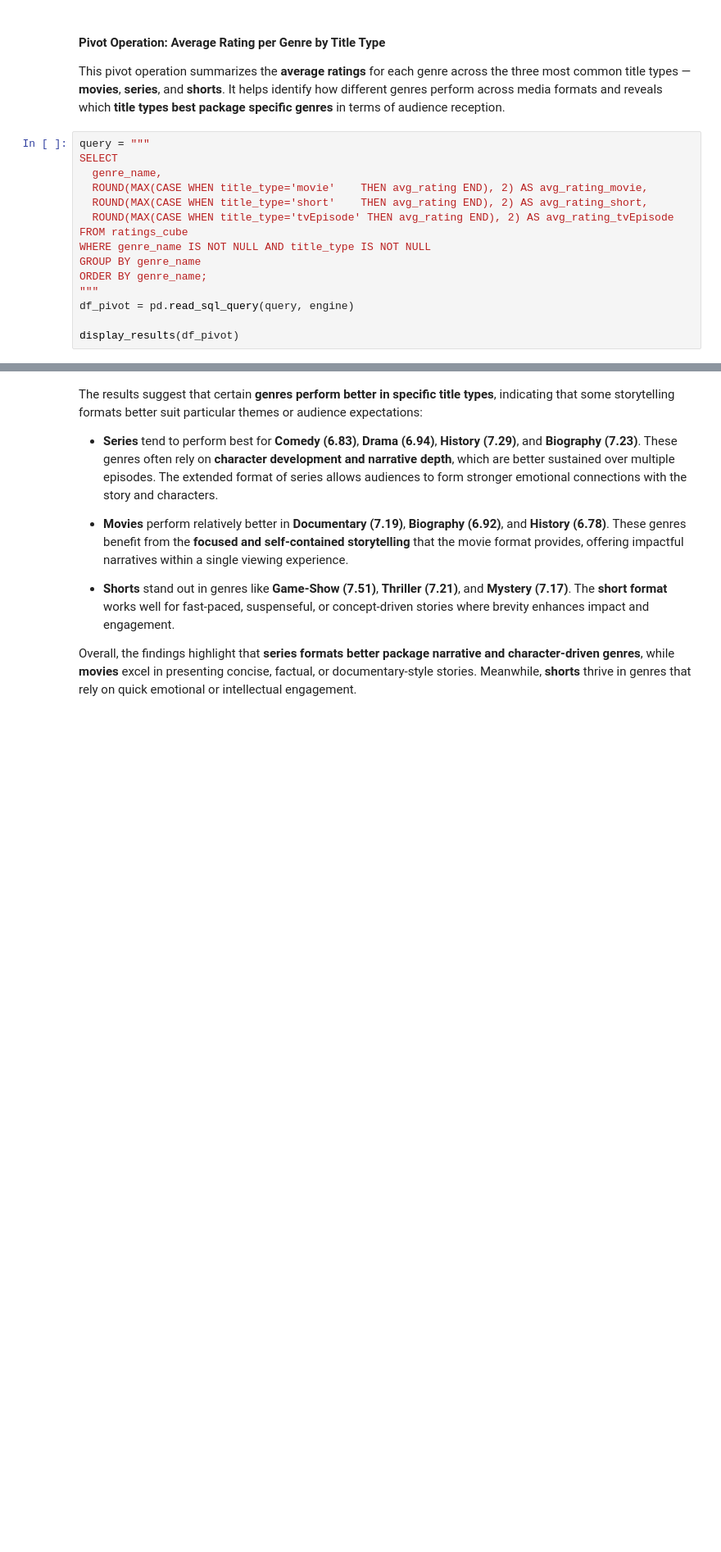
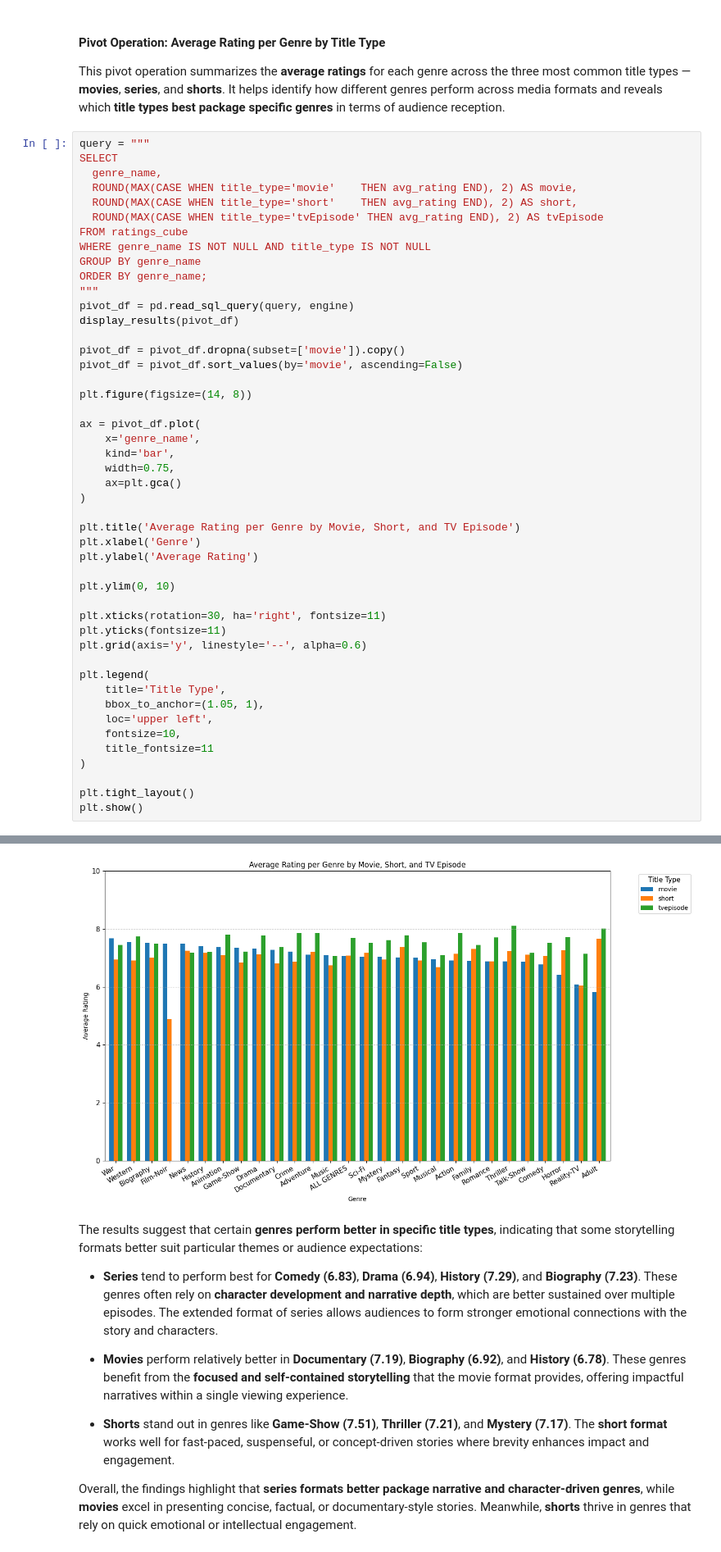
Before and after one commit to dredredre20/STADVDB-G12, a Jupyter notebook: mco_advdb.ipynb, the cells around one changed output, grey strips where cells are left out. Shown at 82% size. Cells and saved outputs as stored; diff of their text form; blank space fills up the shorter version.

```diff
--- a/mco_advdb.ipynb
+++ b/mco_advdb.ipynb
@@ -439,15 +440,47 @@ This pivot operation summarizes the **average ratings** for each genre across th
 query = """
 SELECT
   genre_name,
-  ROUND(MAX(CASE WHEN title_type='movie'    THEN avg_rating END), 2) AS avg_rating_movie,
-  ROUND(MAX(CASE WHEN title_type='short'    THEN avg_rating END), 2) AS avg_rating_short,
-  ROUND(MAX(CASE WHEN title_type='tvEpisode' THEN avg_rating END), 2) AS avg_rating_tvEpisode
+  ROUND(MAX(CASE WHEN title_type='movie'    THEN avg_rating END), 2) AS movie,
+  ROUND(MAX(CASE WHEN title_type='short'    THEN avg_rating END), 2) AS short,
+  ROUND(MAX(CASE WHEN title_type='tvEpisode' THEN avg_rating END), 2) AS tvEpisode
 FROM ratings_cube
 WHERE genre_name IS NOT NULL AND title_type IS NOT NULL
 GROUP BY genre_name
 ORDER BY genre_name;
 """
-df_pivot = pd.read_sql_query(query, engine)
+pivot_df = pd.read_sql_query(query, engine)
+display_results(pivot_df)
 
-display_results(df_pivot)
+pivot_df = pivot_df.dropna(subset=['movie']).copy()
+pivot_df = pivot_df.sort_values(by='movie', ascending=False)
+
+plt.figure(figsize=(14, 8))
+
+ax = pivot_df.plot(
+    x='genre_name',
+    kind='bar',
+    width=0.75,
+    ax=plt.gca()
+)
+
+plt.title('Average Rating per Genre by Movie, Short, and TV Episode')
+plt.xlabel('Genre')
+plt.ylabel('Average Rating')
+
+plt.ylim(0, 10)
+
+plt.xticks(rotation=30, ha='right', fontsize=11)
+plt.yticks(fontsize=11)
+plt.grid(axis='y', linestyle='--', alpha=0.6)
+
+plt.legend(
+    title='Title Type',
+    bbox_to_anchor=(1.05, 1),
+    loc='upper left',
+    fontsize=10,
+    title_fontsize=11
+)
+
+plt.tight_layout()
+plt.show()
 # %% [output]
@@ -471,3 +487,4 @@ display_results(df_pivot)
+[figure, added]
 # %% [markdown]
 The results suggest that certain **genres perform better in specific title types**, indicating that some storytelling formats better suit particular themes or audience expectations:
 
```
Also changed, not shown: parts of 4 cells of this notebook, 1 other file.
